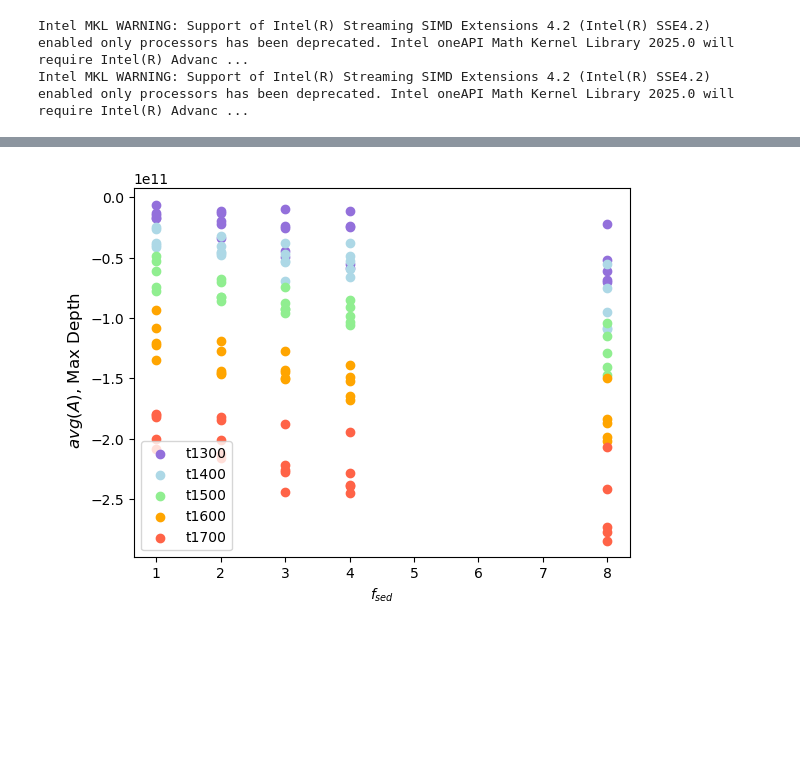
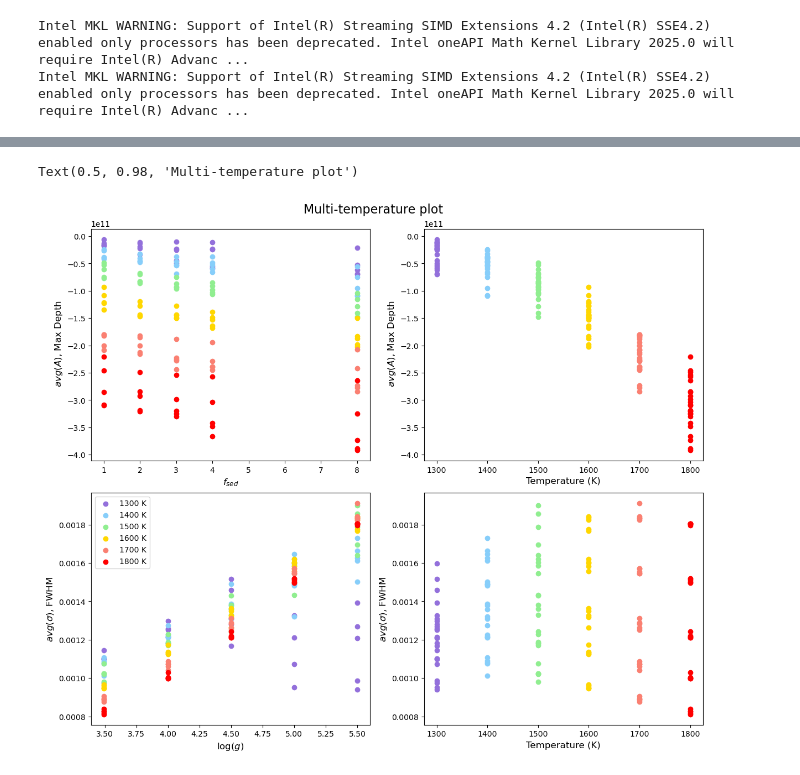
Before and after one commit to BDNYC/quantifying_clouds_ally, a Jupyter notebook: notebooks/multi-t.ipynb, the cells around one changed output, grey strips where cells are left out. Cells and saved outputs as stored; diff of their text form; code cells hidden in the pictures; blank space fills up the shorter version.

```diff
--- a/notebooks/multi-t.ipynb
+++ b/notebooks/multi-t.ipynb
@@ -54,12 +59,53 @@ for index in range(len(temps)):
-# %%
-plt.scatter(T1300.clouds, (T1300.A1 + T1300.A2)/2, color = 'mediumpurple', label = "t1300")
-plt.scatter(T1400.clouds, (T1400.A1 + T1400.A2)/2, color = 'lightblue', label = "t1400")
-plt.scatter(T1500.clouds, (T1500.A1 + T1500.A2)/2, color = 'lightgreen', label = "t1500")
-plt.scatter(T1600.clouds, (T1600.A1 + T1600.A2)/2, color = 'orange', label = "t1600")
-plt.scatter(T1700.clouds, (T1700.A1 + T1700.A2)/2, color = 'tomato', label = "t1700")
-plt.legend()
-plt.ylabel("\n $avg(A)$, Max Depth", fontsize=12)
-plt.xlabel(r"$f_{sed}$")
-plt.show()
-# %% [output]
-[figure, removed]
+# %%
+len_df = 25
+fig = plt.figure(figsize=(12, 10), constrained_layout=True)
+
+gs = fig.add_gridspec(2, 2, width_ratios=[1, 1], height_ratios = [1,1])
+
+ax1, ax2 = fig.add_subplot(gs[0, 0]), fig.add_subplot(gs[1, 0])
+ax3, ax4 = fig.add_subplot(gs[0, 1]), fig.add_subplot(gs[1, 1])
+
+ax1.scatter(T1300.clouds, (T1300.A1 + T1300.A2)/2, color = 'mediumpurple', label = "1300 K")
+ax1.scatter(T1400.clouds, (T1400.A1 + T1400.A2)/2, color = 'lightskyblue', label = "1400 K")
+ax1.scatter(T1500.clouds, (T1500.A1 + T1500.A2)/2, color = 'lightgreen', label = "1500 K")
+ax1.scatter(T1600.clouds, (T1600.A1 + T1600.A2)/2, color = 'gold', label = "1600 K")
+ax1.scatter(T1700.clouds, (T1700.A1 + T1700.A2)/2, color = 'salmon', label = "1700 K")
+ax1.scatter(T1800.clouds, (T1800.A1 + T1800.A2)/2, color = 'red', label = "1800 K")
+# ax1.legend()
+ax3.scatter(1300 * np.ones(len_df), (T1300.A1 + T1300.A2)/2, color = 'mediumpurple', label = "1300 K")
+ax3.scatter(1400 * np.ones(len_df), (T1400.A1 + T1400.A2)/2, color = 'lightskyblue', label = "1400 K")
+ax3.scatter(1500 * np.ones(len_df), (T1500.A1 + T1500.A2)/2, color = 'lightgreen', label = "1500 K")
+ax3.scatter(1600 * np.ones(len_df), (T1600.A1 + T1600.A2)/2, color = 'gold', label = "1600 K")
+ax3.scatter(1700 * np.ones(len_df), (T1700.A1 + T1700.A2)/2, color = 'salmon', label = "1700 K")
+ax3.scatter(1800 * np.ones(len_df), (T1800.A1 + T1800.A2)/2, color = 'red', label = "1800 K")
+
+ax3.set_xlabel("Temperature (K)", fontsize=12)
+ax1.set_ylabel("\n $avg(A)$, Max Depth", fontsize=12)
+ax3.set_ylabel("\n $avg(A)$, Max Depth", fontsize=12)
+ax1.set_xlabel(r"$f_{sed}$", fontsize=12)
+
+
+ax2.scatter(T1300.logg, (T1300.FWHM1 + T1300.FWHM2)/2, color = 'mediumpurple', label = "1300 K")
+ax2.scatter(T1400.logg, (T1400.FWHM1 + T1400.FWHM2)/2, color = 'lightskyblue', label = "1400 K")
+ax2.scatter(T1500.logg, (T1500.FWHM1 + T1500.FWHM2)/2, color = 'lightgreen', label = "1500 K")
+ax2.scatter(T1600.logg, (T1600.FWHM1 + T1600.FWHM2)/2, color = 'gold', label = "1600 K")
+ax2.scatter(T1700.logg, (T1700.FWHM1 + T1700.FWHM2)/2, color = 'salmon', label = "1700 K")
+ax2.scatter(T1800.logg, (T1800.FWHM1 + T1800.FWHM2)/2, color = 'red', label = "1800 K")
+
+ax4.scatter(1300 * np.ones(len_df), (T1300.FWHM1 + T1300.FWHM2)/2, color = 'mediumpurple', label = "1300 K")
+ax4.scatter(1400 * np.ones(len_df), (T1400.FWHM1 + T1400.FWHM2)/2, color = 'lightskyblue', label = "1400 K")
+ax4.scatter(1500 * np.ones(len_df), (T1500.FWHM1 + T1500.FWHM2)/2, color = 'lightgreen', label = "1500 K")
+ax4.scatter(1600 * np.ones(len_df), (T1600.FWHM1 + T1600.FWHM2)/2, color = 'gold', label = "1600 K")
+ax4.scatter(1700 * np.ones(len_df), (T1700.FWHM1 + T1700.FWHM2)/2, color = 'salmon', label = "1700 K")
+ax4.scatter(1800 * np.ones(len_df), (T1800.FWHM1 + T1800.FWHM2)/2, color = 'red', label = "1800 K")
+
+ax2.legend()
+ax2.set_ylabel( r"$avg(\sigma)$, FWHM", fontsize=12)
+ax4.set_ylabel( r"$avg(\sigma)$, FWHM", fontsize=12)
+ax2.set_xlabel(r'$\log(g)$', fontsize=12)
+ax4.set_xlabel("Temperature (K)", fontsize=12)
+
+fig.suptitle("Multi-temperature plot", fontsize = 16)
+# %% [output]
+Text(0.5, 0.98, 'Multi-temperature plot')
+[figure, added]
```
Also changed, not shown: parts of 5 cells of this notebook.
